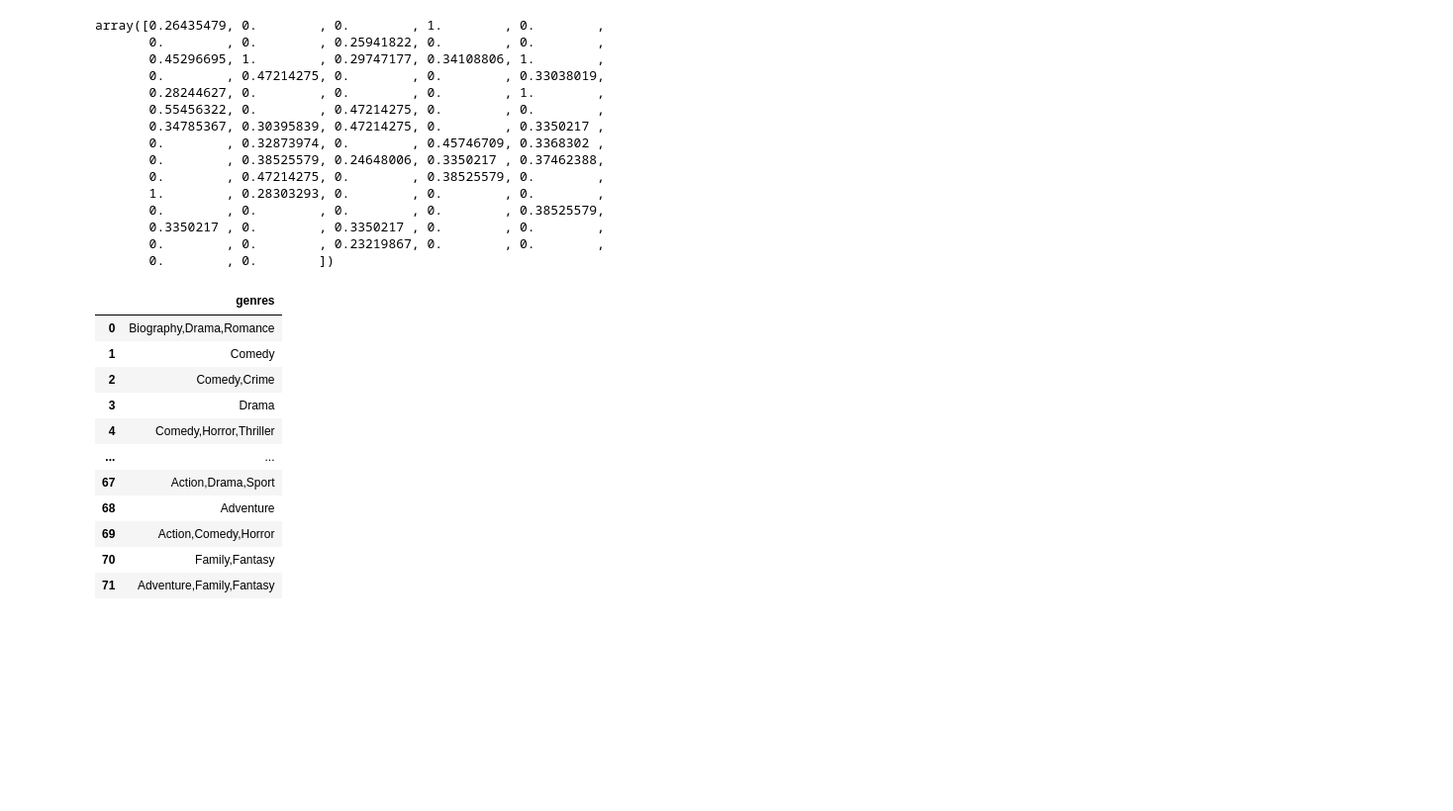
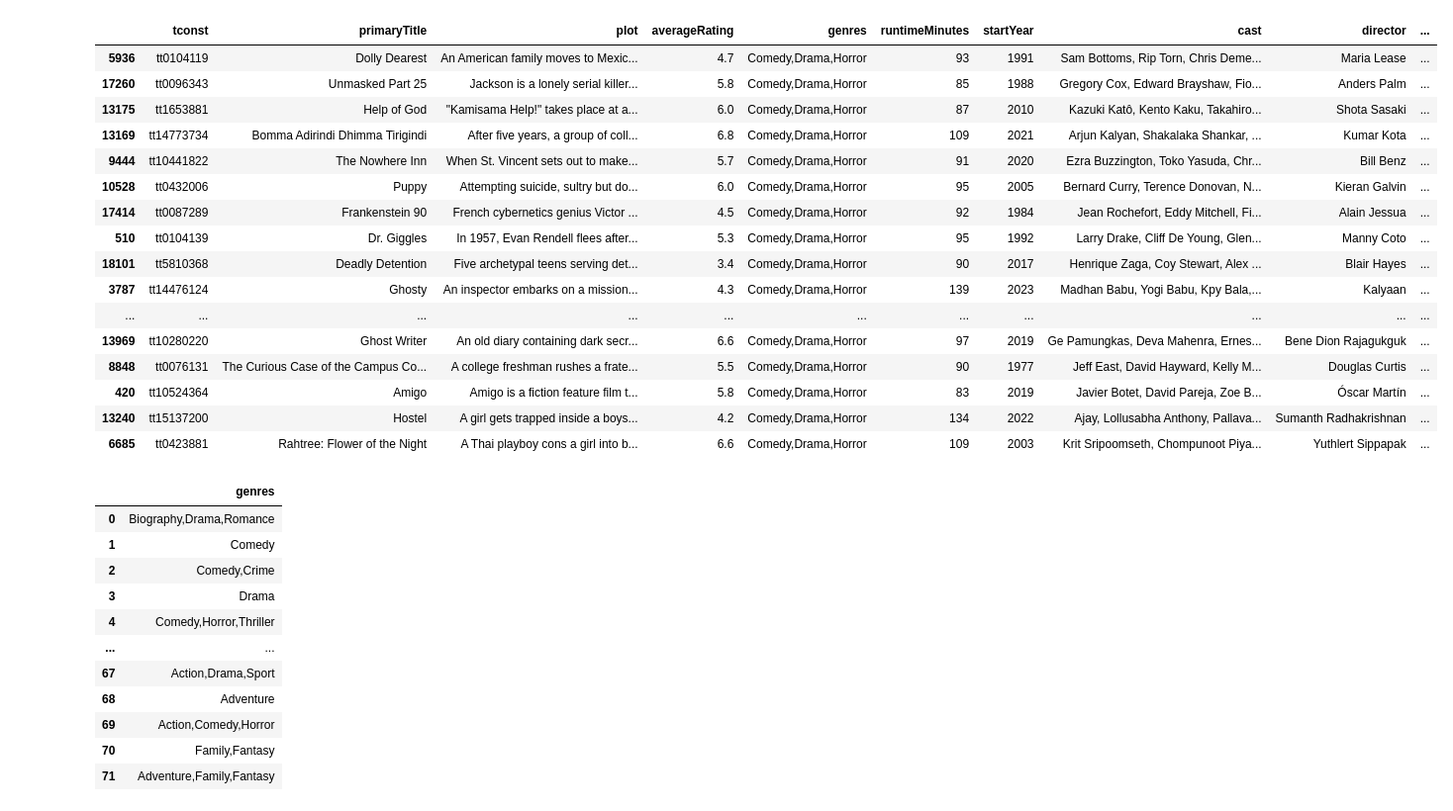
Before and after one commit to Roland-02/Cinephile.com, a Jupyter notebook: recommendEngine.ipynb, the cells around one changed output. Shown at 99% size. Drawn from its saved outputs; the diff is of its cells as text; code cells hidden in the pictures; blank space fills up the shorter version.

```diff
--- a/recommendEngine.ipynb
+++ b/recommendEngine.ipynb
@@ -720,52 +726,68 @@ liked_genre
 # %%
-# get top N films similar to user profile based on input vector (NOT CURRENTLY IN USE)
+from sklearn.feature_extraction.text import CountVectorizer
+
+
 # cosine similarity vector with tf-idf between films in row and column
+def create_soup(x, features):
+    soup_parts = [1 if x[feature] else 0 for feature in features]  # Encode genre presence as binary values
+    return soup_parts
+
+# join and concatenate inputted columns
+def create_soup(x, features):
+    soup_parts = [str(x[feature]) for feature in features if x[feature] is not None]  # Convert to string and filter out None values
+    return ' '.join(soup_parts)
+
+
 def create_similarity_vector(row, column):
+    tfidf = CountVectorizer(stop_words='english')
     tfidf = TfidfVectorizer(stop_words='english')
+
     row_soup_temp = row.apply(lambda x: create_soup(x, row.columns), axis=1)
     row_soup = row_soup_temp.fillna('')
     row_matrix = tfidf.fit_transform(row_soup)
 
     column_soup_temp = column.apply(lambda x: create_soup(x, column.columns), axis=1)
     column_soup = column_soup_temp.fillna('')
     column_matrix = tfidf.transform(column_soup)
 
     return linear_kernel(row_matrix, column_matrix)
 
 
 def get_similar_films(vector):
     mean_similarity = np.mean(vector, axis=1)
     sorted_indices = np.argsort(mean_similarity)[::-1]
     top_N = sorted_indices[:]
     sorted_films = data.iloc[top_N]
     # filtered_recommendations = sorted_films[~sorted_films['tconst'].isin(exclude['tconst'])]
 
     return sorted_films
 
-genre_features = [col for col in liked_genre.columns if col != 'likeage']
+# genre_features = [col for col in liked_genre.columns if col != 'likeage']
+# liked_genre = liked_genre.drop(columns="likeage")
+x = liked_genre.apply(lambda x: create_soup(x, liked_genre.columns), axis=1)
+
+x
+
 genre_matrix = create_similarity_vector(data[genre_features], liked_genre[genre_features])
-genre_matrix[1]
-
-# pd.DataFrame(genre_matrix)
-
-# get_similar_films(genre_matrix)
-# x['genres'][:50]
+get_similar_films(genre_matrix)[:25]
 # %% [output]
-array([0.26435479, 0.        , 0.        , 1.        , 0.        ,
-       0.        , 0.        , 0.25941822, 0.        , 0.        ,
-       0.45296695, 1.        , 0.29747177, 0.34108806, 1.        ,
-       0.        , 0.47214275, 0.        , 0.        , 0.33038019,
-       0.28244627, 0.        , 0.        , 0.        , 1.        ,
-       0.55456322, 0.        , 0.47214275, 0.        , 0.        ,
-       0.34785367, 0.30395839, 0.47214275, 0.        , 0.3350217 ,
-       0.        , 0.32873974, 0.        , 0.45746709, 0.3368302 ,
-       0.        , 0.38525579, 0.24648006, 0.3350217 , 0.37462388,
-       0.        , 0.47214275, 0.        , 0.38525579, 0.        ,
-       1.        , 0.28303293, 0.        , 0.        , 0.        ,
-       0.        , 0.        , 0.        , 0.        , 0.38525579,
-       0.3350217 , 0.        , 0.3350217 , 0.        , 0.        ,
-       0.        , 0.        , 0.23219867, 0.        , 0.        ,
-       0.        , 0.        ])
+|  | tconst | primaryTitle | plot | averageRating | genres | runtimeMinutes | startYear | cast | director | ... |
+| 5936 | tt0104119 | Dolly Dearest | An American family moves to Mexic... | 4.7 | Comedy,Drama,Horror | 93 | 1991 | Sam Bottoms, Rip Torn, Chris Deme... | Maria Lease | ... |
+| 17260 | tt0096343 | Unmasked Part 25 | Jackson is a lonely serial killer... | 5.8 | Comedy,Drama,Horror | 85 | 1988 | Gregory Cox, Edward Brayshaw, Fio... | Anders Palm | ... |
+| 13175 | tt1653881 | Help of God | "Kamisama Help!" takes place at a... | 6.0 | Comedy,Drama,Horror | 87 | 2010 | Kazuki Katô, Kento Kaku, Takahiro... | Shota Sasaki | ... |
+| 13169 | tt14773734 | Bomma Adirindi Dhimma Tirigindi | After five years, a group of coll... | 6.8 | Comedy,Drama,Horror | 109 | 2021 | Arjun Kalyan, Shakalaka Shankar, ... | Kumar Kota | ... |
+| 9444 | tt10441822 | The Nowhere Inn | When St. Vincent sets out to make... | 5.7 | Comedy,Drama,Horror | 91 | 2020 | Ezra Buzzington, Toko Yasuda, Chr... | Bill Benz | ... |
+| 10528 | tt0432006 | Puppy | Attempting suicide, sultry but do... | 6.0 | Comedy,Drama,Horror | 95 | 2005 | Bernard Curry, Terence Donovan, N... | Kieran Galvin | ... |
+| 17414 | tt0087289 | Frankenstein 90 | French cybernetics genius Victor ... | 4.5 | Comedy,Drama,Horror | 92 | 1984 | Jean Rochefort, Eddy Mitchell, Fi... | Alain Jessua | ... |
+| 510 | tt0104139 | Dr. Giggles | In 1957, Evan Rendell flees after... | 5.3 | Comedy,Drama,Horror | 95 | 1992 | Larry Drake, Cliff De Young, Glen... | Manny Coto | ... |
+| 18101 | tt5810368 | Deadly Detention | Five archetypal teens serving det... | 3.4 | Comedy,Drama,Horror | 90 | 2017 | Henrique Zaga, Coy Stewart, Alex ... | Blair Hayes | ... |
+| 3787 | tt14476124 | Ghosty | An inspector embarks on a mission... | 4.3 | Comedy,Drama,Horror | 139 | 2023 | Madhan Babu, Yogi Babu, Kpy Bala,... | Kalyaan | ... |
+| ... | ... | ... | ... | ... | ... | ... | ... | ... | ... | ... |
+| 13969 | tt10280220 | Ghost Writer | An old diary containing dark secr... | 6.6 | Comedy,Drama,Horror | 97 | 2019 | Ge Pamungkas, Deva Mahenra, Ernes... | Bene Dion Rajagukguk | ... |
+| 8848 | tt0076131 | The Curious Case of the Campus Co... | A college freshman rushes a frate... | 5.5 | Comedy,Drama,Horror | 90 | 1977 | Jeff East, David Hayward, Kelly M... | Douglas Curtis | ... |
+| 420 | tt10524364 | Amigo | Amigo is a fiction feature film t... | 5.8 | Comedy,Drama,Horror | 83 | 2019 | Javier Botet, David Pareja, Zoe B... | Óscar Martín | ... |
+| 13240 | tt15137200 | Hostel | A girl gets trapped inside a boys... | 4.2 | Comedy,Drama,Horror | 134 | 2022 | Ajay, Lollusabha Anthony, Pallava... | Sumanth Radhakrishnan | ... |
+| 6685 | tt0423881 | Rahtree: Flower of the Night | A Thai playboy cons a girl into b... | 6.6 | Comedy,Drama,Horror | 109 | 2003 | Krit Sripoomseth, Chompunoot Piya... | Yuthlert Sippapak | ... |
 # %%
 liked_genres_df = liked_genre.drop(columns="likeage")
 liked_genres_df
```
Also changed, not shown: parts of 4 cells of this notebook, 8 other files.
